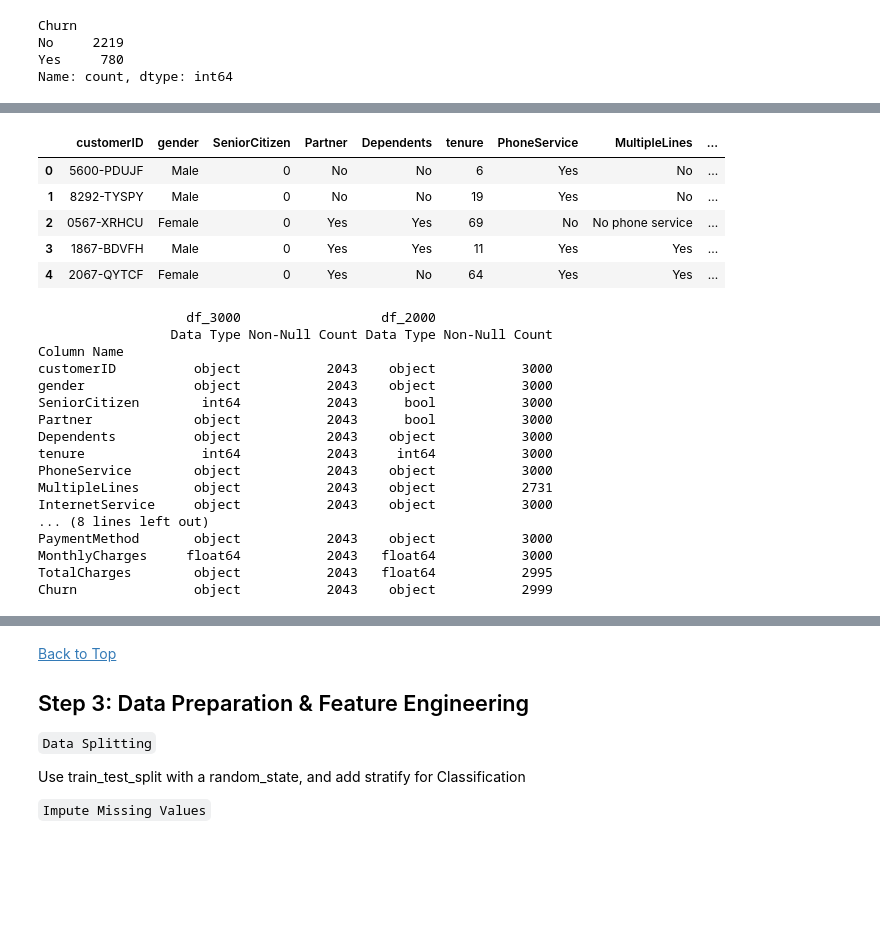
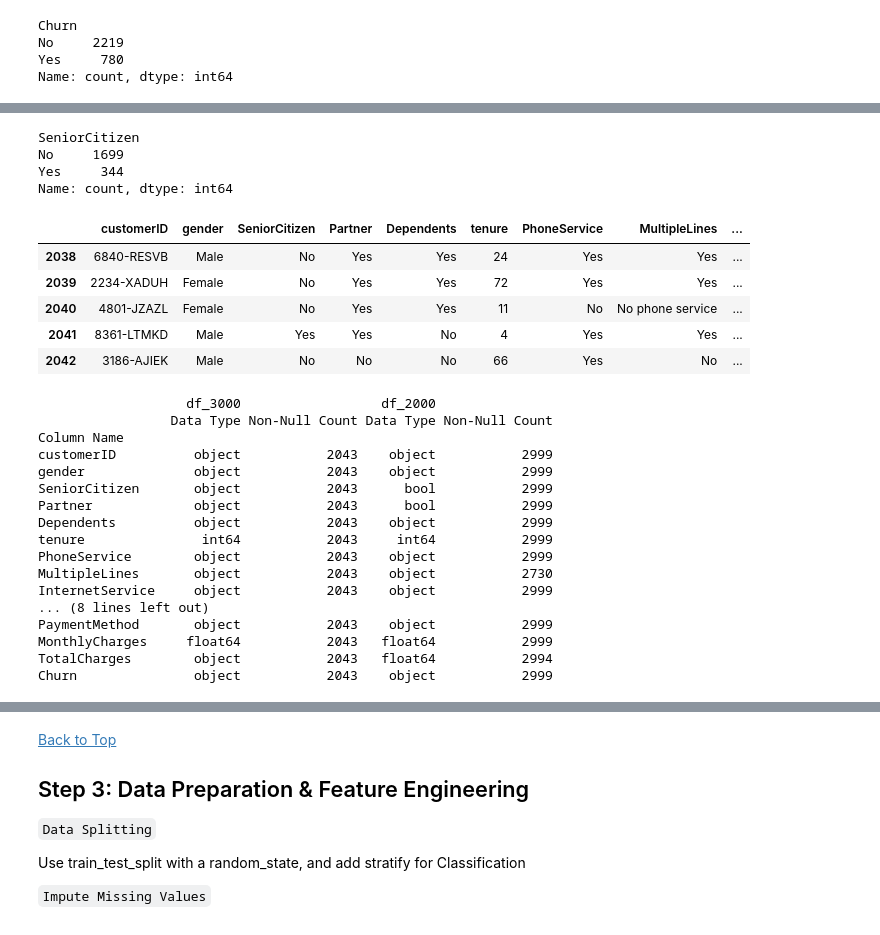
Before and after one commit to worlakuma/Machine-Learning-Prediction-Model-for-a-Telecommunications-Provider, a Jupyter notebook: LP2_Marchine_Learning_Project.ipynb, the cells around one changed output, grey strips where cells are left out. Cells and saved outputs as stored; diff of their text form; code cells hidden in the pictures; blank space fills up the shorter version.

```diff
--- a/LP2_Marchine_Learning_Project.ipynb
+++ b/LP2_Marchine_Learning_Project.ipynb
@@ -659,12 +652,21 @@ df_3000.head()
+# %%
+# Coverting boolen data types into 'No','Yes' for df_3000 dataset
+df_2000['SeniorCitizen']=df_2000['SeniorCitizen'].replace([0,1],['No','Yes'])
+df_2000['SeniorCitizen'].value_counts()
+# %% [output]
+SeniorCitizen
+No     1699
+Yes     344
+Name: count, dtype: int64
 # %%
-df_2000.head()
+df_2000.tail()
 # %% [output]
 |  | customerID | gender | SeniorCitizen | Partner | Dependents | tenure | PhoneService | MultipleLines | ... |
-| 0 | 5600-PDUJF | Male | 0 | No | No | 6 | Yes | No | ... |
-| 1 | 8292-TYSPY | Male | 0 | No | No | 19 | Yes | No | ... |
-| 2 | 0567-XRHCU | Female | 0 | Yes | Yes | 69 | No | No phone service | ... |
-| 3 | 1867-BDVFH | Male | 0 | Yes | Yes | 11 | Yes | Yes | ... |
-| 4 | 2067-QYTCF | Female | 0 | Yes | No | 64 | Yes | Yes | ... |
+| 2038 | 6840-RESVB | Male | No | Yes | Yes | 24 | Yes | Yes | ... |
+| 2039 | 2234-XADUH | Female | No | Yes | Yes | 72 | Yes | Yes | ... |
+| 2040 | 4801-JZAZL | Female | No | Yes | Yes | 11 | No | No phone service | ... |
+| 2041 | 8361-LTMKD | Male | Yes | Yes | No | 4 | Yes | Yes | ... |
+| 2042 | 3186-AJIEK | Male | No | No | No | 66 | Yes | No | ... |
 # %%
 def create_summary(df):
     return pd.DataFrame({
@@ -686,17 +688,17 @@ print(comparison)
                    df_3000                  df_2000
                  Data Type Non-Null Count Data Type Non-Null Count
 Column Name
-customerID          object           2043    object           3000
-gender              object           2043    object           3000
-SeniorCitizen        int64           2043      bool           3000
-Partner             object           2043      bool           3000
-Dependents          object           2043    object           3000
-tenure               int64           2043     int64           3000
-PhoneService        object           2043    object           3000
-MultipleLines       object           2043    object           2731
-InternetService     object           2043    object           3000
+customerID          object           2043    object           2999
+gender              object           2043    object           2999
+SeniorCitizen       object           2043      bool           2999
+Partner             object           2043      bool           2999
+Dependents          object           2043    object           2999
+tenure               int64           2043     int64           2999
+PhoneService        object           2043    object           2999
+MultipleLines       object           2043    object           2730
+InternetService     object           2043    object           2999
 ... (8 lines left out)
-PaymentMethod       object           2043    object           3000
-MonthlyCharges     float64           2043   float64           3000
-TotalCharges        object           2043   float64           2995
+PaymentMethod       object           2043    object           2999
+MonthlyCharges     float64           2043   float64           2999
+TotalCharges        object           2043   float64           2994
 Churn               object           2043    object           2999
```
Also changed, not shown: parts of 13 cells of this notebook.
